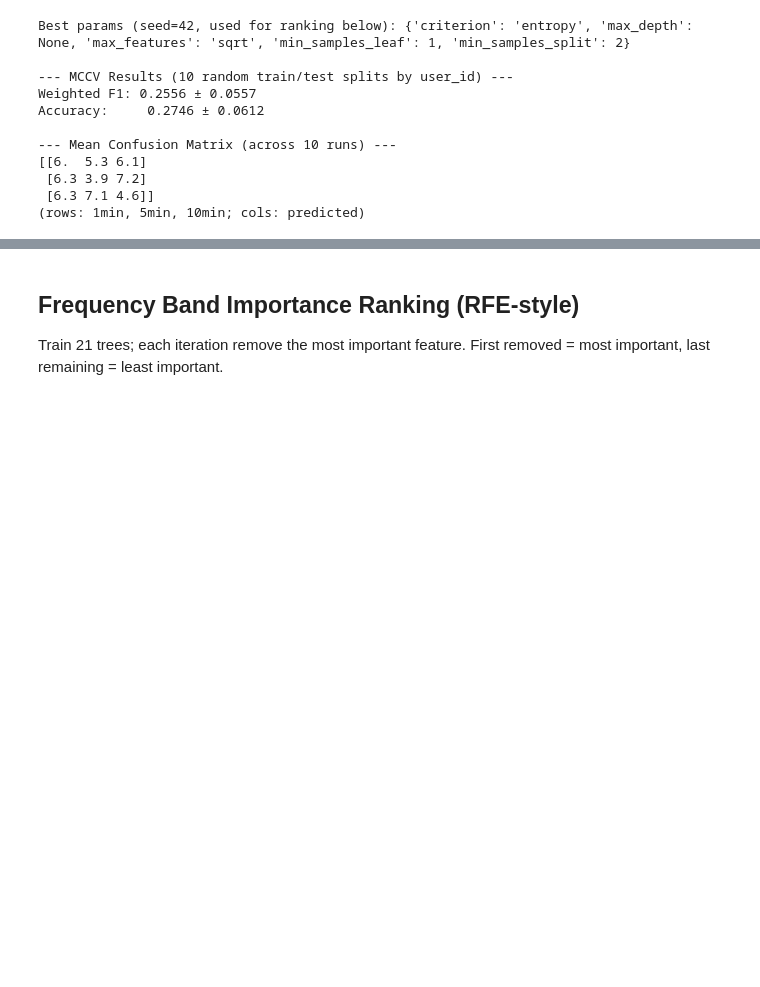
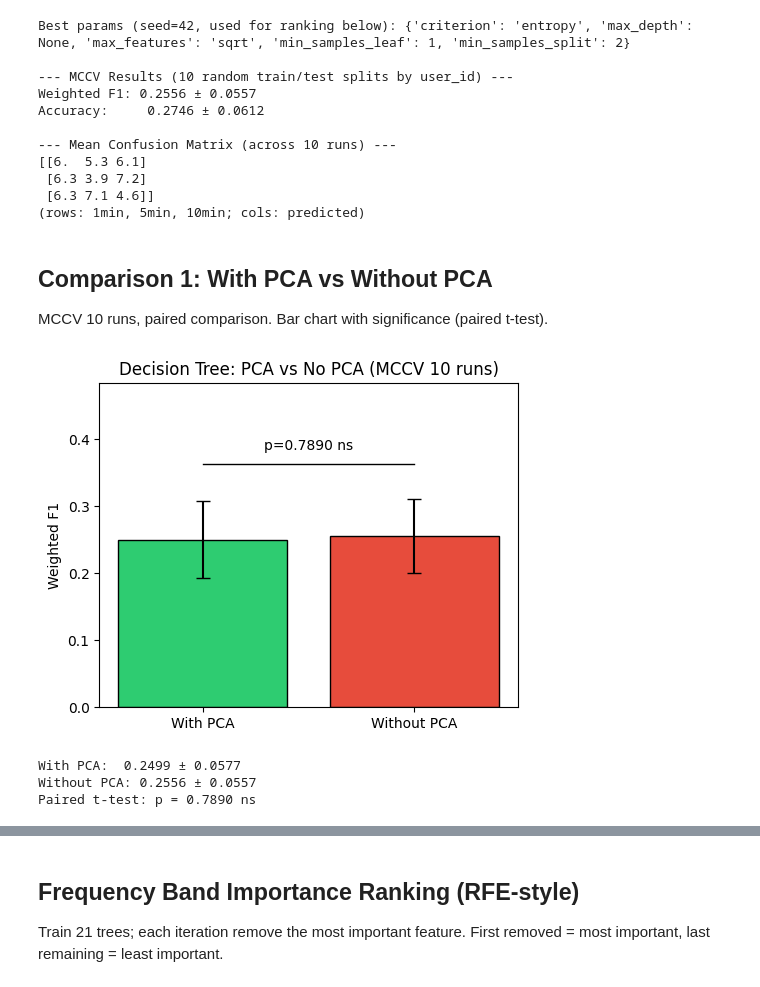
Before and after one commit to Spector3702/MuscleRecovery, a Jupyter notebook: decision_tree.ipynb, the cells around one changed output, grey strips where cells are left out. Drawn from its saved outputs; the diff is of its cells as text; code cells hidden in the pictures; blank space fills up the shorter version.

Commit message:
add comparison graph

```diff
--- a/decision_tree.ipynb
+++ b/decision_tree.ipynb
@@ -134,3 +139,73 @@ Accuracy:     0.2746 ± 0.0612
  [6.3 3.9 7.2]
  [6.3 7.1 4.6]]
 (rows: 1min, 5min, 10min; cols: predicted)
+# %% [markdown]
+## Comparison 1: With PCA vs Without PCA
+
+MCCV 10 runs, paired comparison. Bar chart with significance (paired t-test).
+# %%
+# PCA vs Without PCA: MCCV 10 runs
+pipe_with_pca = Pipeline([
+    ("scaler", StandardScaler()),
+    ("pca", PCA(random_state=42)),
+    ("tree", DecisionTreeClassifier(random_state=42)),
+])
+param_with_pca = {
+    "pca__n_components": [2, 3, 4, 5, 10, 15],
+    "tree__max_depth": [3, 5, 7, 10, None],
+    "tree__min_samples_split": [2, 5, 10],
+    "tree__min_samples_leaf": [1, 2, 5],
+    "tree__max_features": ["sqrt", "log2", None],
+    "tree__criterion": ["gini", "entropy", "log_loss"],
+}
+
+f1_with_pca, f1_no_pca = [], []
+for run, seed in enumerate(MCCV_SEEDS):
+    np.random.seed(seed)
+    shuffled_users = np.random.permutation(unique_users)
+    train_users = shuffled_users[:n_train_users]
+    test_users = shuffled_users[n_train_users:]
+    train_mask = df["user_id"].isin(train_users)
+    test_mask = df["user_id"].isin(test_users)
+    X_train = df[train_mask][feature_cols].values
+    y_train = df[train_mask]["rest_int"].values
+    X_test = df[test_mask][feature_cols].values
+    y_test = df[test_mask]["rest_int"].values
+
+    gs_pca = GridSearchCV(pipe_with_pca, param_with_pca, cv=cv, scoring="f1_weighted", n_jobs=-1, verbose=0)
+    gs_pca.fit(X_train, y_train)
+    f1_with_pca.append(f1_score(y_test, gs_pca.best_estimator_.predict(X_test), average="weighted"))
+
+    clf_no = DecisionTreeClassifier(random_state=42)
+    gs_no = GridSearchCV(clf_no, param_grid, cv=cv, scoring="f1_weighted", n_jobs=-1, verbose=0)
+    gs_no.fit(X_train, y_train)
+    f1_no_pca.append(f1_score(y_test, gs_no.best_estimator_.predict(X_test), average="weighted"))
+
+# Paired t-test
+t_stat, p_val = stats.ttest_rel(f1_with_pca, f1_no_pca)
+sig = "***" if p_val < 0.001 else "**" if p_val < 0.01 else "*" if p_val < 0.05 else "ns"
+
+# Bar chart with significance
+fig, ax = plt.subplots(figsize=(5, 4))
+x = np.arange(2)
+means = [np.mean(f1_with_pca), np.mean(f1_no_pca)]
+stds = [np.std(f1_with_pca), np.std(f1_no_pca)]
+ax.bar(x, means, yerr=stds, capsize=5, color=["#2ecc71", "#e74c3c"], edgecolor="black")
+ax.set_xticks(x)
+ax.set_xticklabels(["With PCA", "Without PCA"])
+ax.set_ylabel("Weighted F1")
+ax.set_title("Decision Tree: PCA vs No PCA (MCCV 10 runs)")
+ymax = max(means) + max(stds) + 0.05
+ax.plot([0, 1], [ymax, ymax], "k-", lw=1)
+ax.text(0.5, ymax + 0.02, f"p={p_val:.4f} {sig}", ha="center", fontsize=10)
+ax.set_ylim(0, ymax + 0.12)
+plt.tight_layout()
+plt.show()
+print(f"With PCA:  {np.mean(f1_with_pca):.4f} ± {np.std(f1_with_pca):.4f}")
+print(f"Without PCA: {np.mean(f1_no_pca):.4f} ± {np.std(f1_no_pca):.4f}")
+print(f"Paired t-test: p = {p_val:.4f} {sig}")
+# %% [output]
+[figure, added]
+With PCA:  0.2499 ± 0.0577
+Without PCA: 0.2556 ± 0.0557
+Paired t-test: p = 0.7890 ns
```
Also changed, not shown: parts of 3 cells of this notebook, 3 other files.
